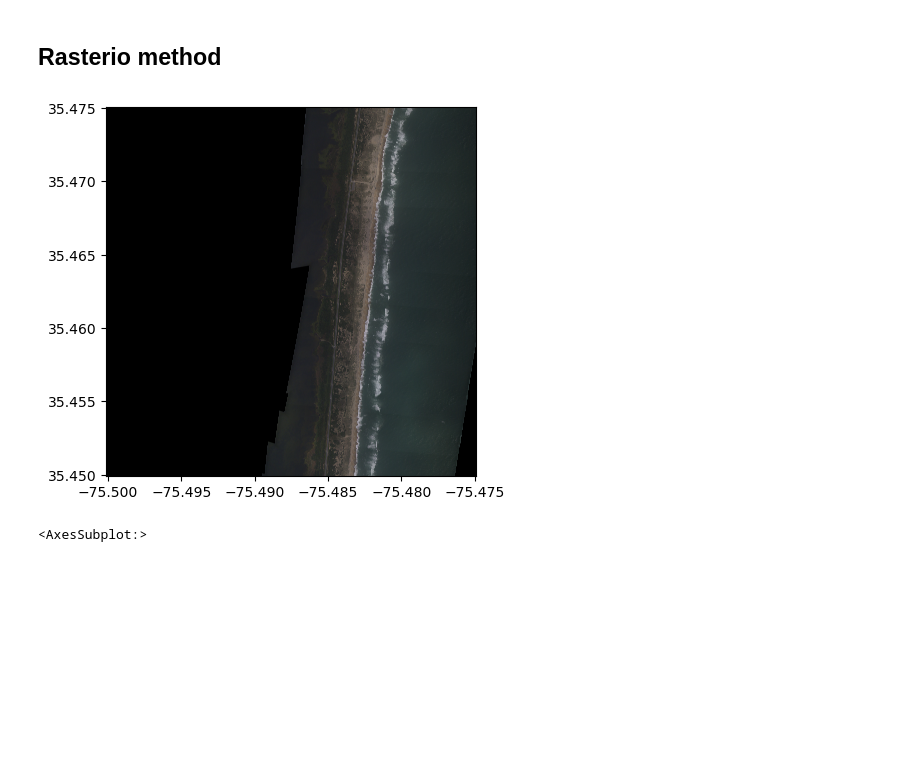
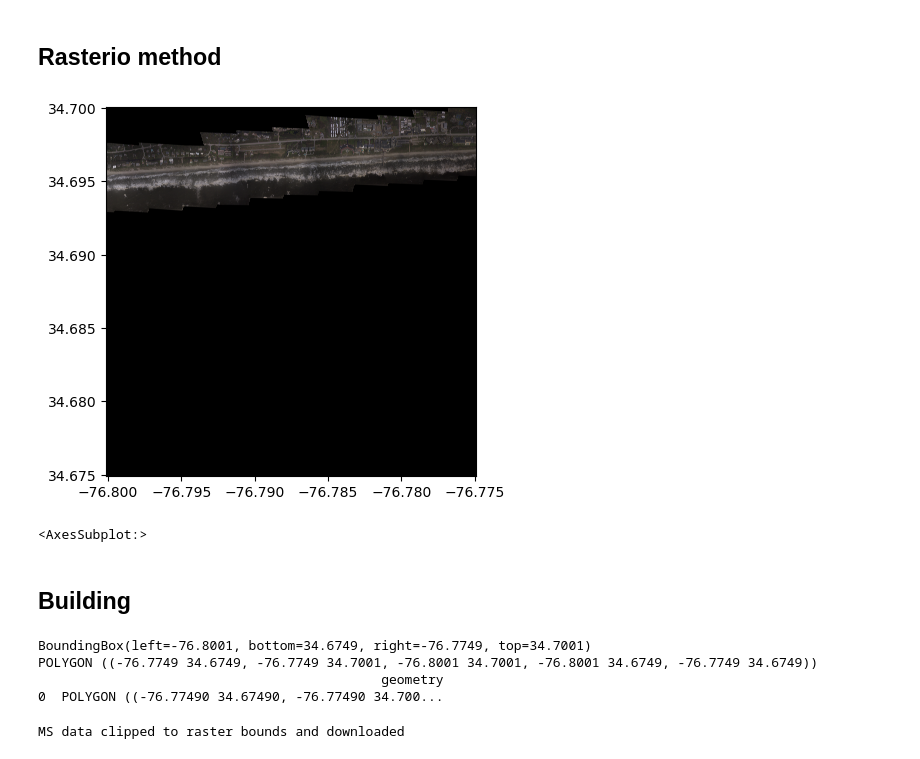
Before and after one commit to ebgoldstein/BuildingsFromERI, a Jupyter notebook: src/Loading_ERI_clip_MSbuildings.ipynb, the cells around one changed output. Cells and saved outputs as stored; diff of their text form; code cells hidden in the pictures; blank space fills up the shorter version.

```diff
--- a/src/Loading_ERI.ipynb
+++ b/src/Loading_ERI_clip_MSbuildings.ipynb
@@ -39,8 +40,15 @@ plt.imshow(img)
 # %% [markdown]
 ## Rasterio method
 # %%
-srcIm = rasterio.open('../data/20180917a_RGB/20180917aC0753000w352830n.tif')
+#no buildings
+#srcIm = rasterio.open('../data/20180917a_RGB/20180917aC0753000w352830n.tif')
+#buildings (inland)
+#srcIm = rasterio.open('../data/20180917a_RGB/20180917aC0790300w333600n.tif')
+#buildings (island)
+srcIm = rasterio.open('../data/20180917a_RGB/20180917aC0764800w344200n.tif')
 show(srcIm)
 # %% [output]
-[figure, old version]
+[figure, new version]
 <AxesSubplot:>
+# %% [markdown]
+## Building
@@ -46,0 +59,25 @@ show(srcIm)
+# %%
+#bounds from rasterio
+# https://gis.stackexchange.com/questions/352445/make-shapefile-from-raster-bounds-in-python
+
+bounds  = srcIm.bounds
+print(bounds)
+
+bounds_box = box(*bounds)
+print(bounds_box.wkt)
+
+bounds_gpd=gpd.GeoDataFrame(geometry=[bounds_box])
+bounds_gpd=bounds_gpd.set_crs('EPSG:4326')
+print(bounds_gpd)
+# %% [output]
+BoundingBox(left=-76.8001, bottom=34.6749, right=-76.7749, top=34.7001)
+POLYGON ((-76.7749 34.6749, -76.7749 34.7001, -76.8001 34.7001, -76.8001 34.6749, -76.7749 34.6749))
+                                            geometry
+0  POLYGON ((-76.77490 34.67490, -76.77490 34.700...
+# %%
+json_clipped = gpd.clip(buildings_gpd, bounds_gpd)
+json_clipped.set_crs('EPSG:4326')
+print('MS data clipped to raster bounds and downloaded')
+print(json_clipped)
+# %% [output]
+MS data clipped to raster bounds and downloaded
```
Also changed, not shown: parts of 8 cells of this notebook, 1 other file.
